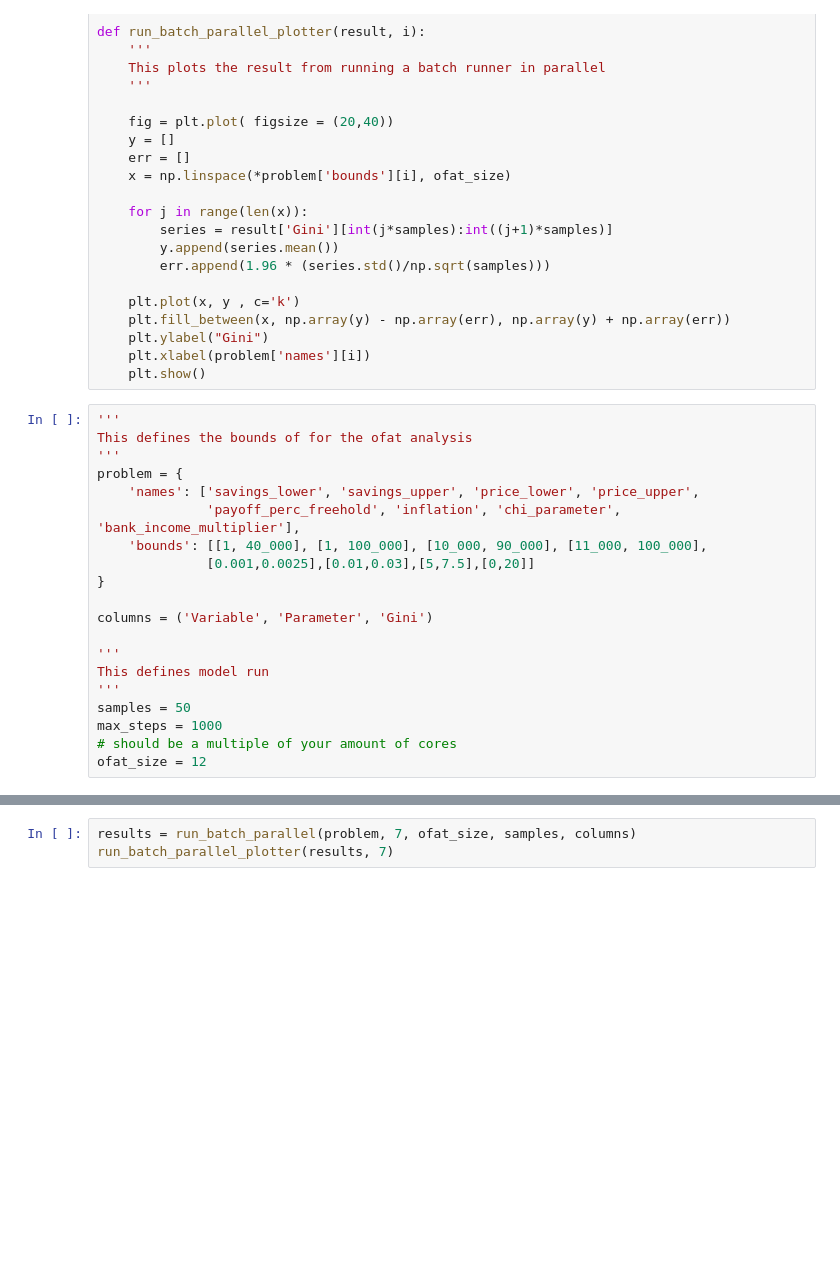
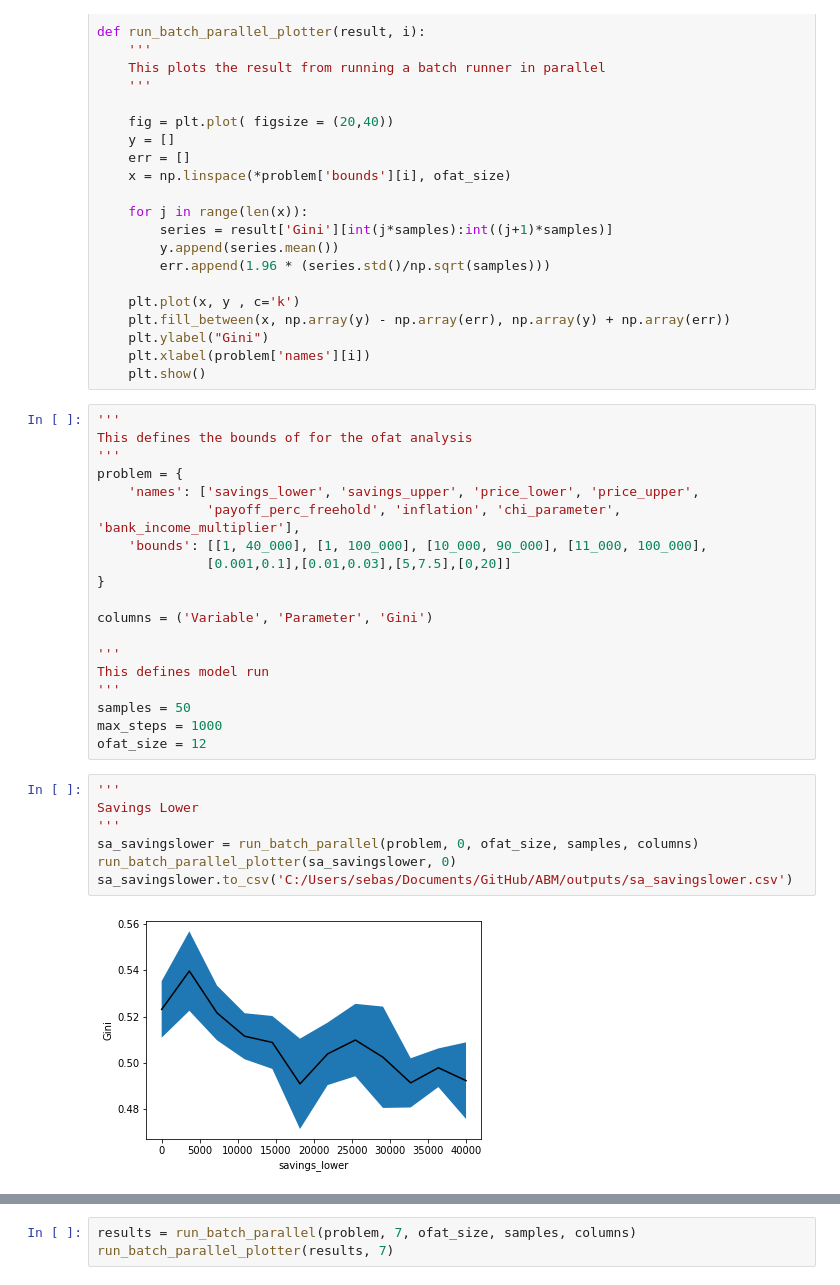
Before and after one commit to Caesar-blip/ABM, a Jupyter notebook: BatchRunner.ipynb, the cells around one changed output, grey strips where cells are left out. Drawn from its saved outputs; the diff is of its cells as text; blank space fills up the shorter version.

```diff
--- a/BatchRunner.ipynb
+++ b/BatchRunner.ipynb
@@ -100,7 +100,7 @@ problem = {
     'names': ['savings_lower', 'savings_upper', 'price_lower', 'price_upper',
               'payoff_perc_freehold', 'inflation', 'chi_parameter', 'bank_income_multiplier'],
     'bounds': [[1, 40_000], [1, 100_000], [10_000, 90_000], [11_000, 100_000],
-              [0.001,0.0025],[0.01,0.03],[5,7.5],[0,20]]
+              [0.001,0.1],[0.01,0.03],[5,7.5],[0,20]]
 }
 
 columns = ('Variable', 'Parameter', 'Gini')
@@ -110,5 +110,13 @@ This defines model run
 '''
 samples = 50
 max_steps = 1000
-# should be a multiple of your amount of cores
 ofat_size = 12
+# %%
+'''
+Savings Lower
+'''
+sa_savingslower = run_batch_parallel(problem, 0, ofat_size, samples, columns)
+run_batch_parallel_plotter(sa_savingslower, 0)
+sa_savingslower.to_csv('C:/Users/sebas/Documents/GitHub/ABM/outputs/sa_savingslower.csv')
+# %% [output]
+[figure, added]
```
Also changed, not shown: parts of 6 cells of this notebook, 7 other files.
